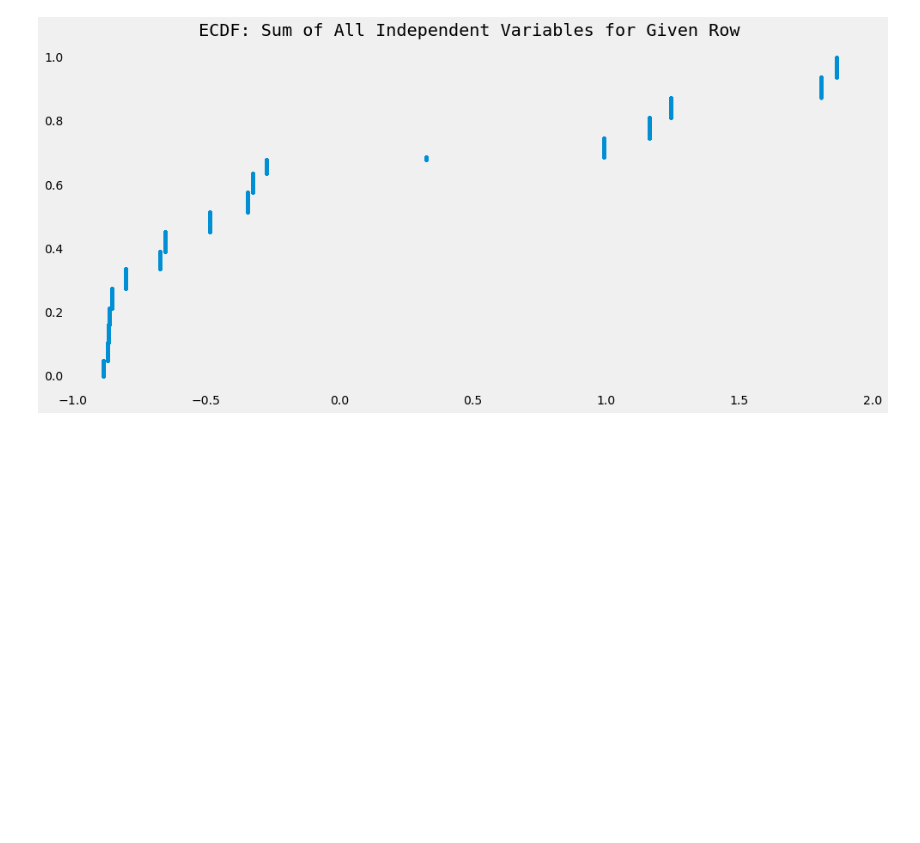
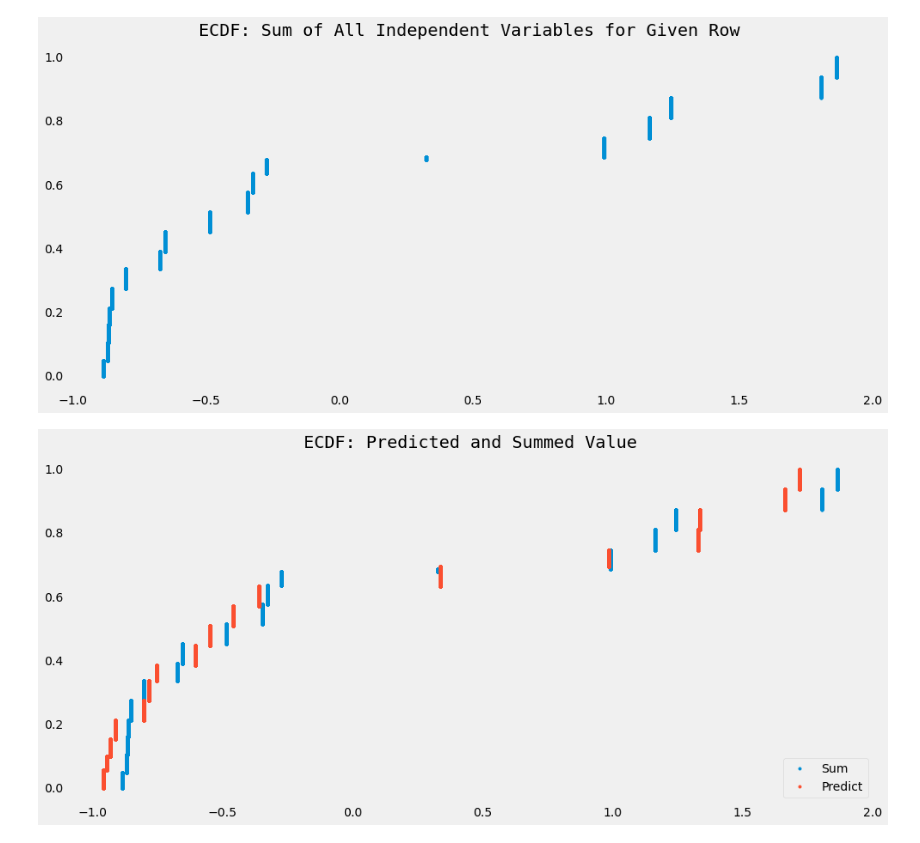
Before and after one commit to jonahwinninghoff/Causal-Analysis-Nursing-Home, a Jupyter notebook: Modeling/Investigating Model.ipynb, the cells around one changed output. Saved outputs shown, nothing was run; the diff lists cells and outputs as text; code cells hidden in the pictures; blank space fills up the shorter version.

```diff
--- a/Modeling/Investigating Model.ipynb
+++ b/Modeling/Investigating Model.ipynb
@@ -164,3 +164,14 @@ plt.title('ECDF: Sum of All Independent Variables for Given Row', family = 'mono
 plt.show()
 # %% [output]
 [figure]
+# %%
+# Plot ECDF
+plt.figure(figsize = (15,7))
+plt.plot(xsum,ysum,marker='.',linestyle='none',label='Sum')
+plt.plot(xpred,ypred,marker='.',linestyle='none',label='Predict')
+plt.legend(loc = 'lower right')
+plt.grid(False)
+plt.title('ECDF: Predicted and Summed Value',family = 'monospace')
+plt.show()
+# %% [output]
+[figure, added]
```
